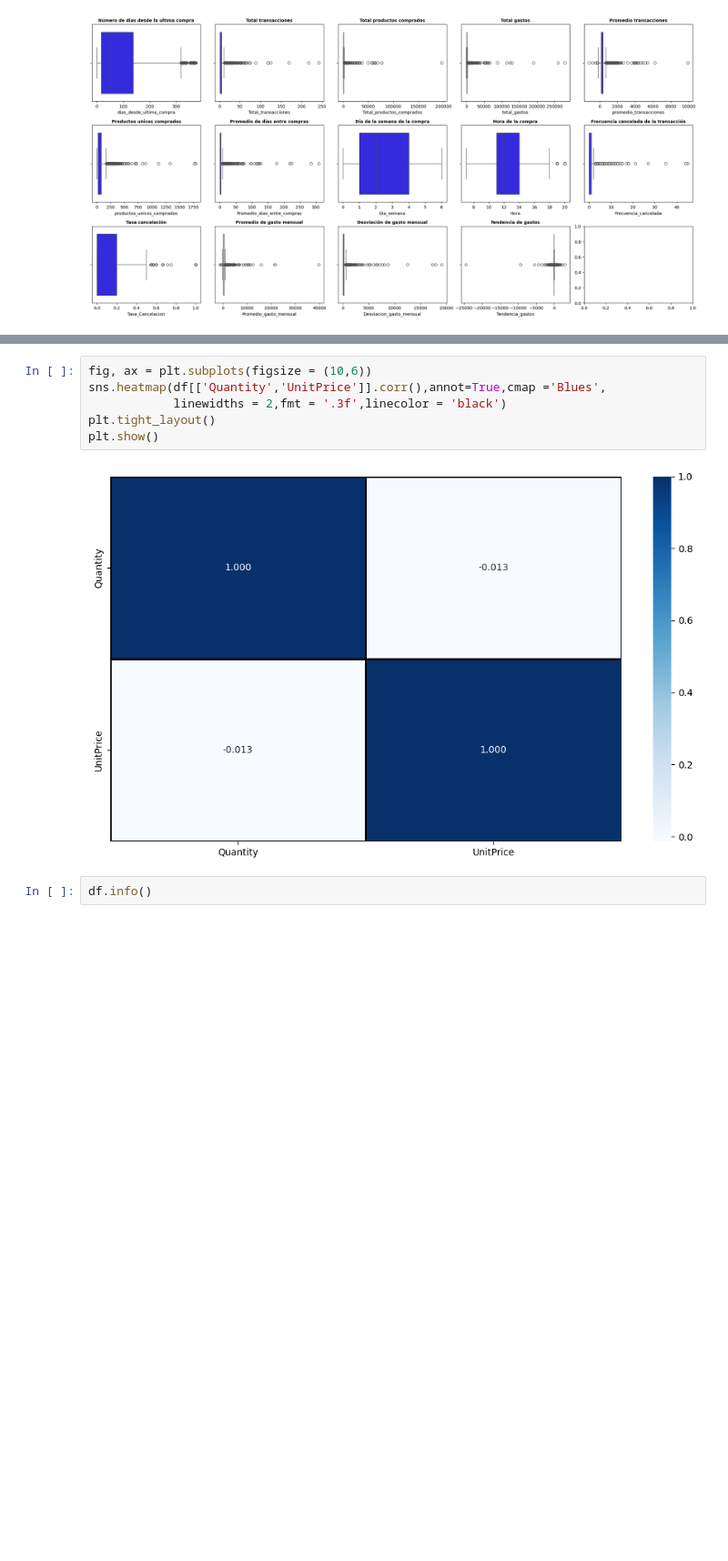
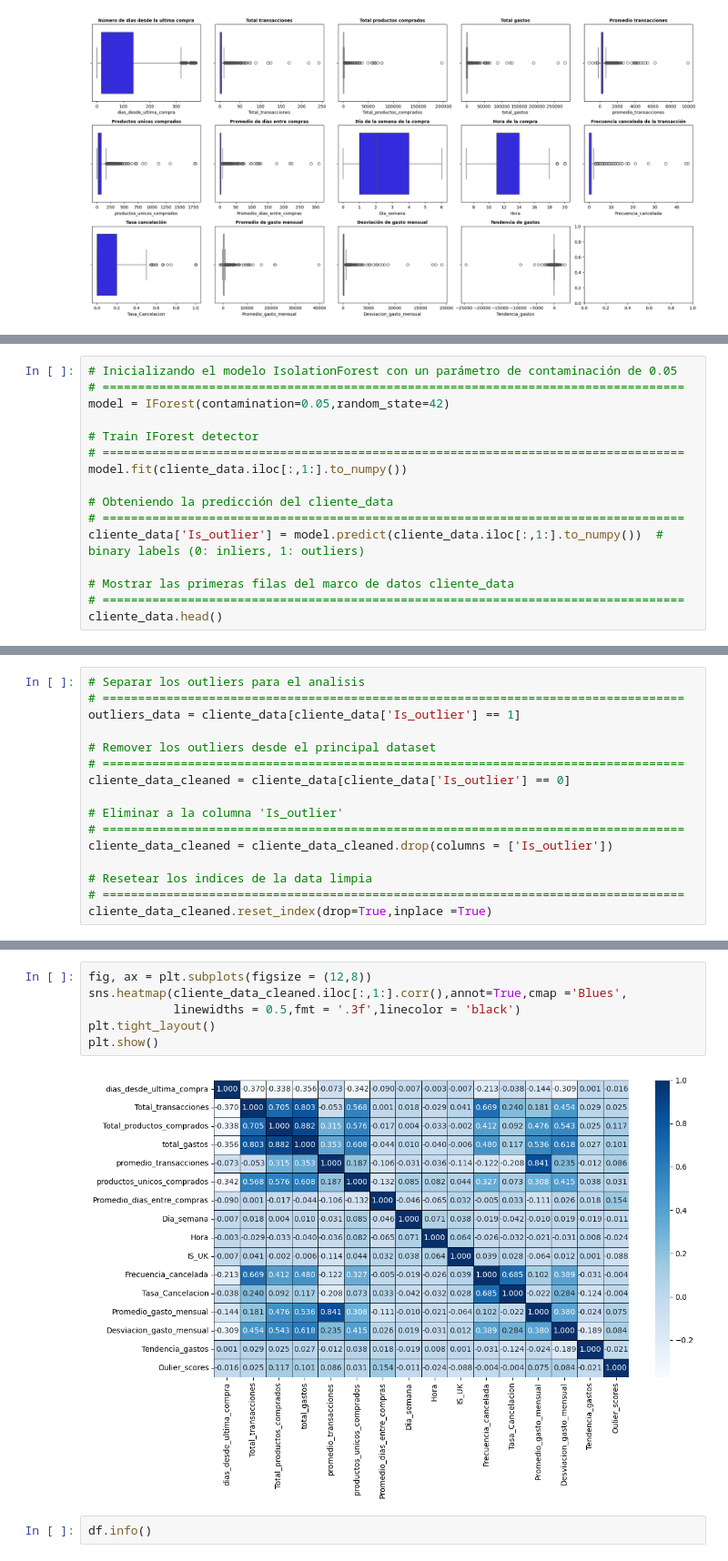
Before and after one commit to llanosrenzo/MachineLearning, a Jupyter notebook: E_CommerceData.ipynb, the cells around one changed output, grey strips where cells are left out. Shown at 91% size. Cells and saved outputs as stored; diff of their text form; blank space fills up the shorter version.

```diff
--- a/E_CommerceData.ipynb
+++ b/E_CommerceData.ipynb
@@ -1516,0 +1585,16 @@ plt.show()
+# %%
+# Inicializando el modelo IsolationForest con un parámetro de contaminación de 0.05
+# ==================================================================================
+model = IForest(contamination=0.05,random_state=42)
+
+# Train IForest detector
+# ==================================================================================
+model.fit(cliente_data.iloc[:,1:].to_numpy())
+
+# Obteniendo la predicción del cliente_data
+# ==================================================================================
+cliente_data['Is_outlier'] = model.predict(cliente_data.iloc[:,1:].to_numpy())  # binary labels (0: inliers, 1: outliers)
+
+# Mostrar las primeras filas del marco de datos cliente_data
+# ==================================================================================
+cliente_data.head()
@@ -1516,0 +1661,16 @@ plt.show()
+# %%
+# Separar los outliers para el analisis
+# ==================================================================================
+outliers_data = cliente_data[cliente_data['Is_outlier'] == 1]
+
+# Remover los outliers desde el principal dataset
+# ==================================================================================
+cliente_data_cleaned = cliente_data[cliente_data['Is_outlier'] == 0]
+
+# Eliminar a la columna 'Is_outlier'
+# ==================================================================================
+cliente_data_cleaned = cliente_data_cleaned.drop(columns = ['Is_outlier'])
+
+# Resetear los indices de la data limpia
+# ==================================================================================
+cliente_data_cleaned.reset_index(drop=True,inplace =True)
@@ -1517,11 +1700,11 @@ plt.show()
 # %%
-fig, ax = plt.subplots(figsize = (10,6))
-sns.heatmap(df[['Quantity','UnitPrice']].corr(),annot=True,cmap ='Blues',
-            linewidths = 2,fmt = '.3f',linecolor = 'black')
+fig, ax = plt.subplots(figsize = (12,8))
+sns.heatmap(cliente_data_cleaned.iloc[:,1:].corr(),annot=True,cmap ='Blues',
+            linewidths = 0.5,fmt = '.3f',linecolor = 'black')
 plt.tight_layout()
 plt.show()
 # %% [output]
-[figure, old version]
+[figure, new version]
 # %%
 df.info()
 # %% [output]
```
Also changed, not shown: parts of 15 cells of this notebook.
